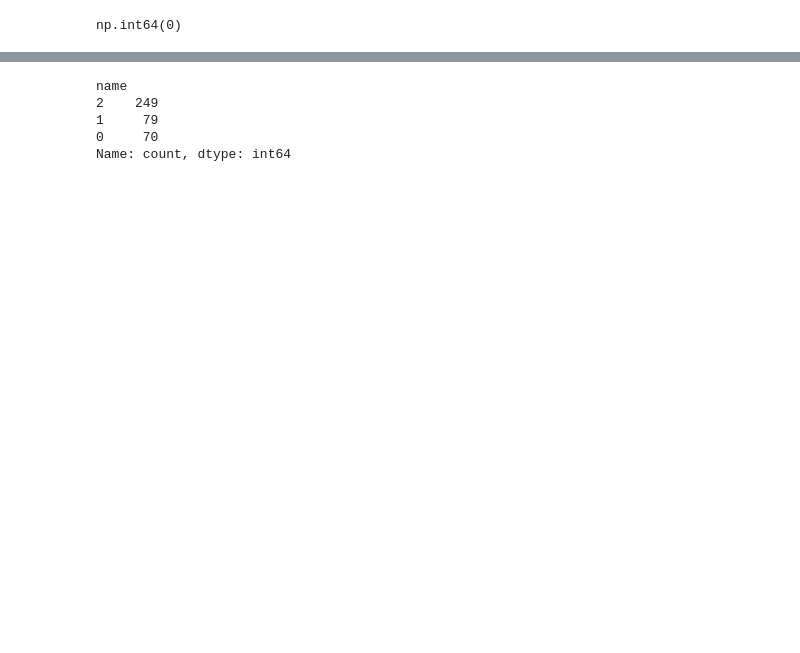
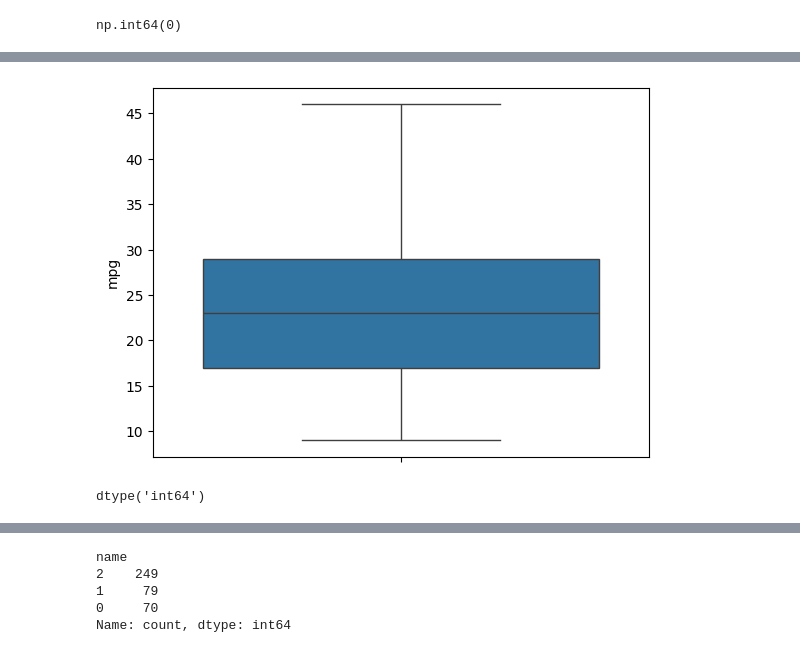
Before and after one commit to Avinash174/DataScience, a Jupyter notebook: python/ML/ML-2.ipynb, the cells around one changed output, grey strips where cells are left out. Saved outputs shown, nothing was run; the diff lists cells and outputs as text; code cells hidden in the pictures; blank space fills up the shorter version.

```diff
--- a/python/ML/ML-2.ipynb
+++ b/python/ML/ML-2.ipynb
@@ -143,0 +233,10 @@ for i in df.select_dtypes(include=np.number).columns:
+# %%
+sns.boxplot(df['mpg'])
+plt.show()
+# %% [output]
+[figure, added]
+# %%
+df['acceleration'] = df['acceleration'].astype(int)
+df['acceleration'].dtype
+# %% [output]
+dtype('int64')
```
Also changed, not shown: parts of 19 cells of this notebook.
